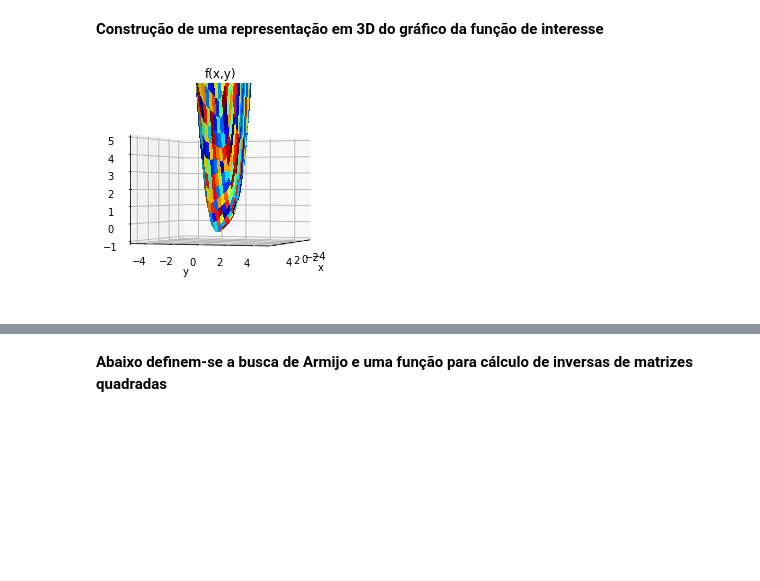
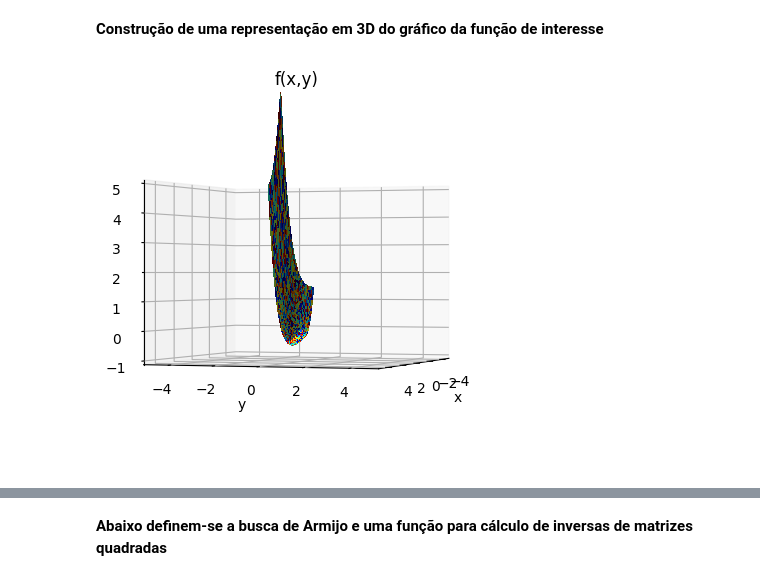
Before and after one commit to umjourje/COS360-Otimizacao-2022.2, a Jupyter notebook: all_methods_faltacoments.ipynb, the cells around one changed output, grey strips where cells are left out. Saved outputs shown, nothing was run; the diff lists cells and outputs as text; code cells hidden in the pictures; blank space fills up the shorter version.

```diff
--- a/all_methods_faltacoments.ipynb
+++ b/all_methods_faltacoments.ipynb
@@ -179,24 +179,24 @@ Z_f = f(X_f, Y_f)
 # %%
 fig_f_domain = plt.figure(figsize=plt.figaspect(0.6))
 
 ax_f_v1 = fig_f_domain.add_subplot(1, 1, 1, projection='3d')
 
-my_col = cm.jet(np.random.rand(Z.shape[0],Z.shape[1]))
+my_col = cm.jet(np.random.rand(Z_f.shape[0],Z_f.shape[1]))
 
-surf1 = ax_f_v1.plot_surface(X, Y, Z, rstride=1, cstride=1, facecolors = my_col, linewidth=0, antialiased=False)
+surf1 = ax_f_v1.plot_surface(X_f, Y_f, Z_f, rstride=1, cstride=1, facecolors = my_col, linewidth=0, antialiased=False)
 
 ax_f_v1.set_xlabel('x')
 ax_f_v1.set_ylabel('y')
 ax_f_v1.set_zlabel('z')
 ax_f_v1.set_title('f(x,y)')
 ax_f_v1.set_xlim3d([-5, 5])
 ax_f_v1.set_ylim3d([-5, 5])
 ax_f_v1.set_zlim3d([-1, 5])
 
 ax_f_v1.view_init(0, 20)
 plt.show()
 # %% [output]
-[figure, old version]
+[figure, new version]
 # %%
 ax_f_v1.view_init(0, 40)
 fig_f_domain
```
Also changed, not shown: parts of 13 cells of this notebook.
